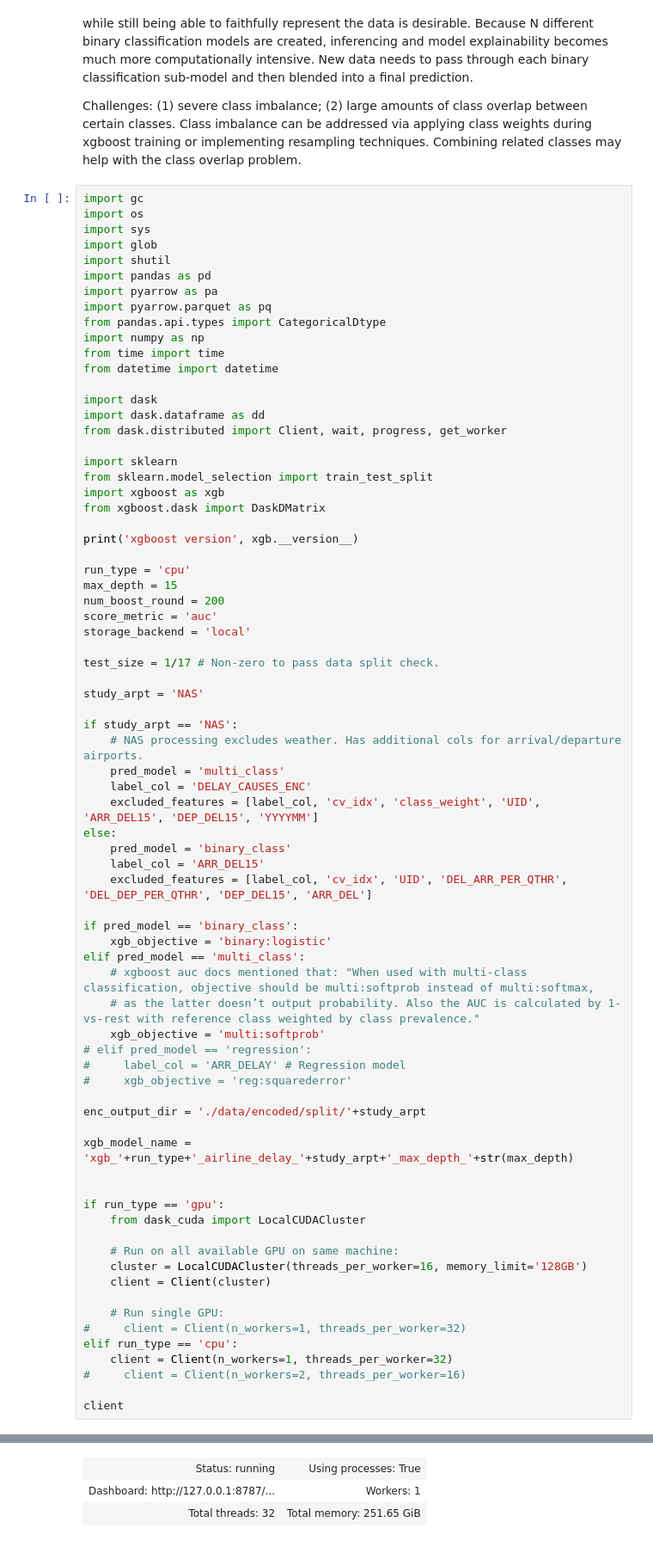
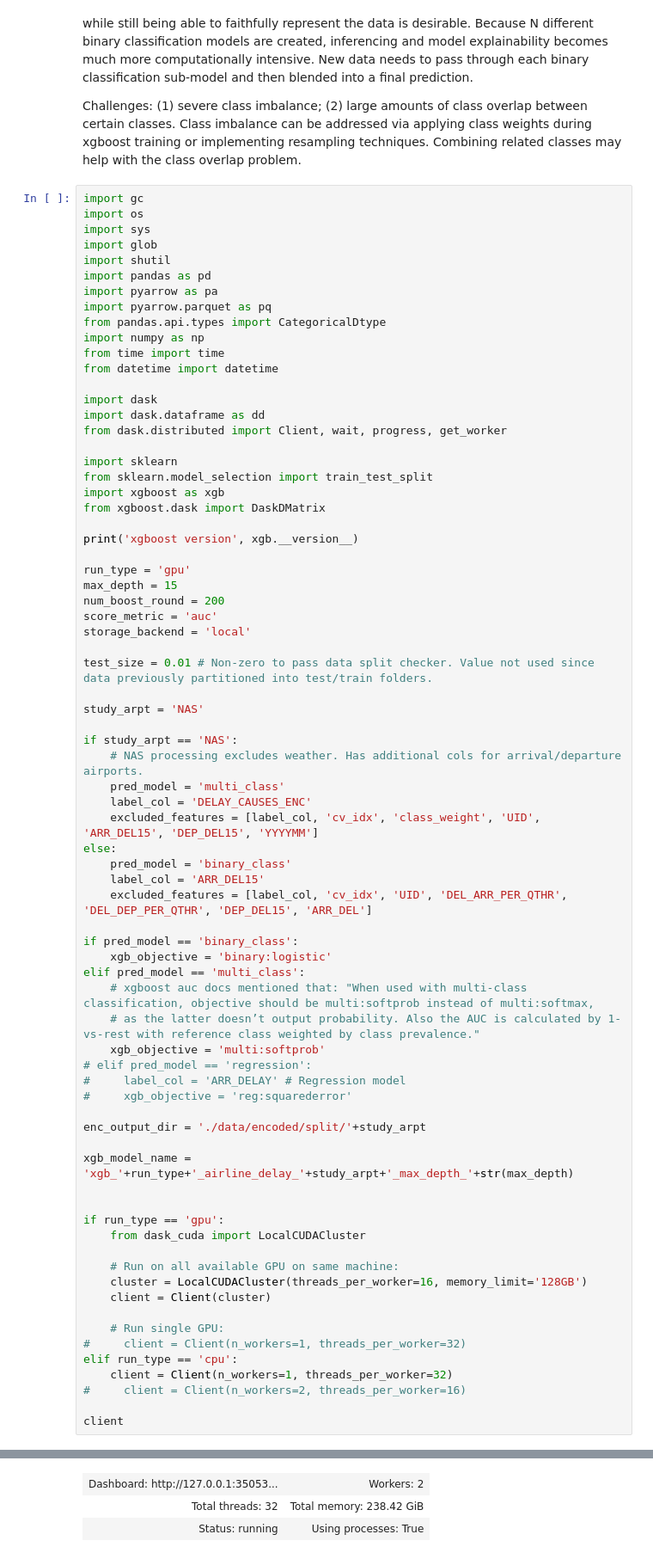
Before and after one commit to btong04/flight-delay-causes, a Jupyter notebook: 4-xgboost_training.ipynb, the cells around one changed output, grey strips where cells are left out. Shown: that part at 86% size. Cells and saved outputs as stored; diff of their text form.

Commit message:
Update notebooks and sample wx data.

```diff
--- a/4-xgboost_training.ipynb
+++ b/4-xgboost_training.ipynb
@@ -32,13 +32,13 @@ from xgboost.dask import DaskDMatrix
 
 print('xgboost version', xgb.__version__)
 
-run_type = 'cpu'
+run_type = 'gpu'
 max_depth = 15
 num_boost_round = 200
 score_metric = 'auc'
 storage_backend = 'local'
 
-test_size = 1/17 # Non-zero to pass data split check.
+test_size = 0.01 # Non-zero to pass data split checker. Value not used since data previously partitioned into test/train folders.
 
 study_arpt = 'NAS'
 
@@ -93,3 +98,3 @@ LocalCluster
+| Dashboard: http://127.0.0.1:35053... | Workers: 2 |
+| Total threads: 32 | Total memory: 238.42 GiB |
 | Status: running | Using processes: True |
-| Dashboard: http://127.0.0.1:8787/... | Workers: 1 |
-| Total threads: 32 | Total memory: 251.65 GiB |
```
Also changed, not shown: parts of 6 cells of this notebook, 7 other files.
